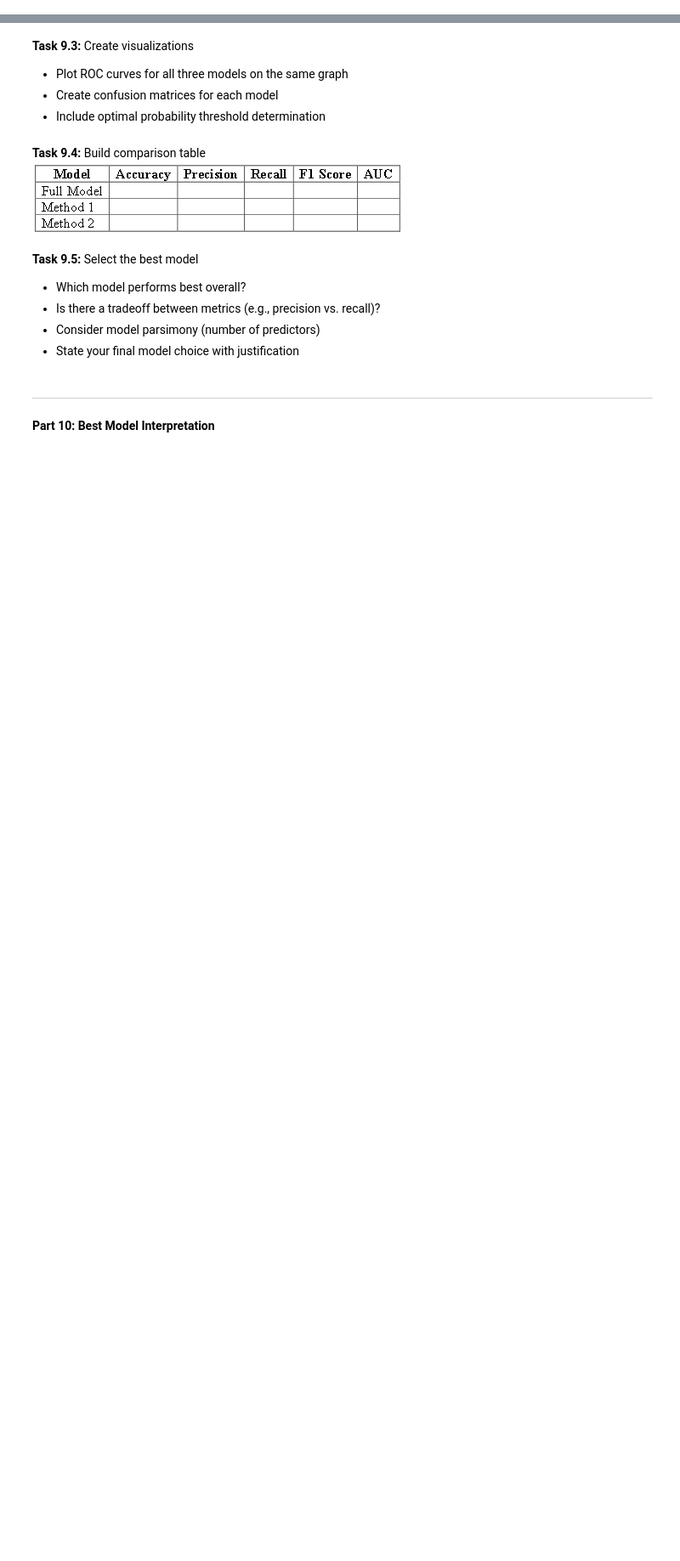
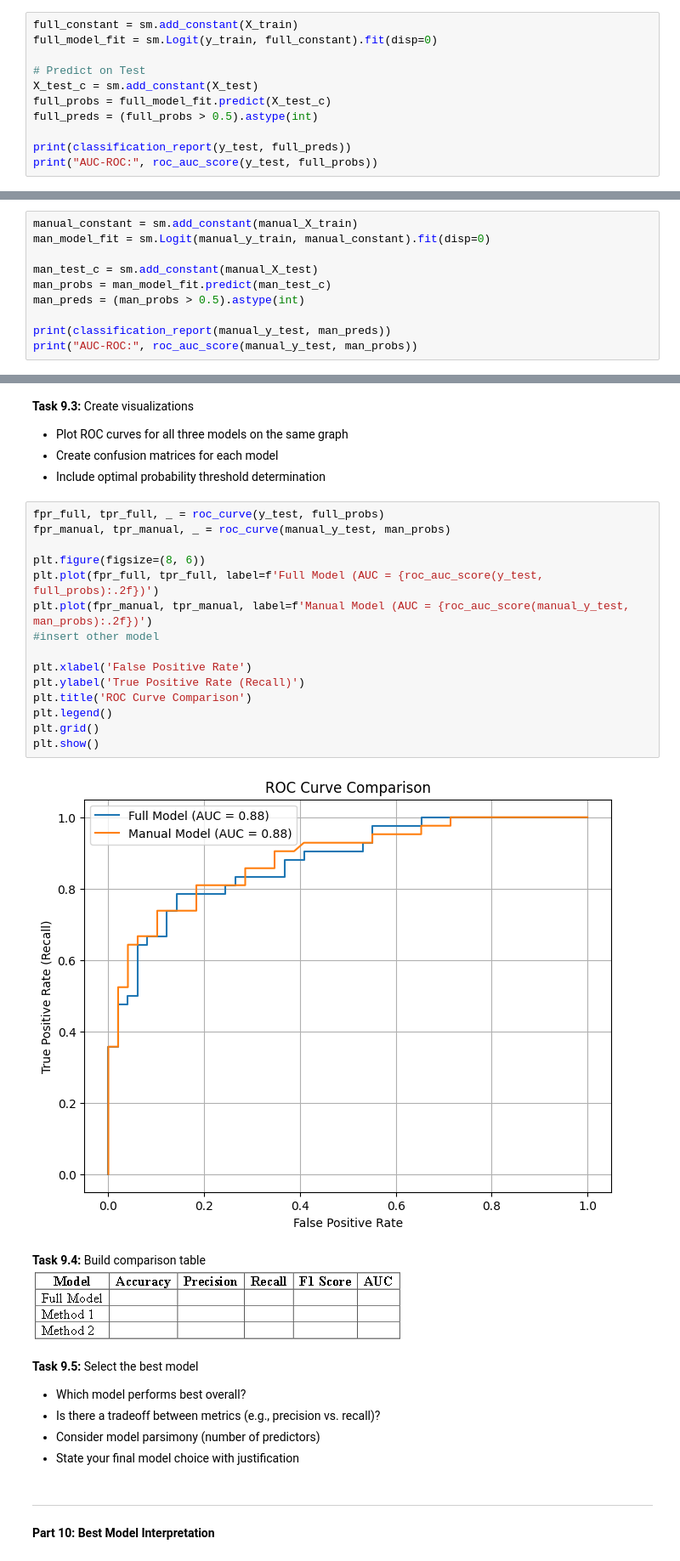
Before and after one commit to Drylryss/Logistic-Regression-Comprehensive-Exercise, a Jupyter notebook: Logistic-Regression-Comprehensive-Exercise.ipynb, the cells around one changed output, grey strips where cells are left out. Shown at 85% size. Drawn from its saved outputs; the diff is of its cells as text; blank space fills up the shorter version.

```diff
--- a/Logistic-Regression-Comprehensive-Exercise.ipynb
+++ b/Logistic-Regression-Comprehensive-Exercise.ipynb
@@ -683,3 +856,14 @@ Method 1, Method 2), calculate on TEST data: <br>
 - Recall/Sensitivity: TP / (TP + FN)<br>
 - F1 Score: 2 × (Precision × Recall) / (Precision + Recall)<br>
 - AUC-ROC: Area under the ROC curve<br>
+# %%
+full_constant = sm.add_constant(X_train)
+full_model_fit = sm.Logit(y_train, full_constant).fit(disp=0)
+
+# Predict on Test
+X_test_c = sm.add_constant(X_test)
+full_probs = full_model_fit.predict(X_test_c)
+full_preds = (full_probs > 0.5).astype(int)
+
+print(classification_report(y_test, full_preds))
+print("AUC-ROC:", roc_auc_score(y_test, full_probs))
@@ -685,0 +881,10 @@ Method 1, Method 2), calculate on TEST data: <br>
+# %%
+manual_constant = sm.add_constant(manual_X_train)
+man_model_fit = sm.Logit(manual_y_train, manual_constant).fit(disp=0)
+
+man_test_c = sm.add_constant(manual_X_test)
+man_probs = man_model_fit.predict(man_test_c)
+man_preds = (man_probs > 0.5).astype(int)
+
+print(classification_report(manual_y_test, man_preds))
+print("AUC-ROC:", roc_auc_score(manual_y_test, man_probs))
@@ -688,6 +904,23 @@ Method 1, Method 2), calculate on TEST data: <br>
 - Plot ROC curves for all three models on the same graph<br>
 - Create confusion matrices for each model<br>
 - Include optimal probability threshold determination<br>
+# %%
+fpr_full, tpr_full, _ = roc_curve(y_test, full_probs)
+fpr_manual, tpr_manual, _ = roc_curve(manual_y_test, man_probs)
+
+plt.figure(figsize=(8, 6))
+plt.plot(fpr_full, tpr_full, label=f'Full Model (AUC = {roc_auc_score(y_test, full_probs):.2f})')
+plt.plot(fpr_manual, tpr_manual, label=f'Manual Model (AUC = {roc_auc_score(manual_y_test, man_probs):.2f})')
+#insert other model
+
+plt.xlabel('False Positive Rate')
+plt.ylabel('True Positive Rate (Recall)')
+plt.title('ROC Curve Comparison')
+plt.legend()
+plt.grid()
+plt.show()
+# %% [output]
+[figure, added]
 # %% [markdown]
 **Task 9.4:** Build comparison table <br>
 ![image.png](attachment:image.png)
```
Also changed, not shown: parts of 16 cells of this notebook.
